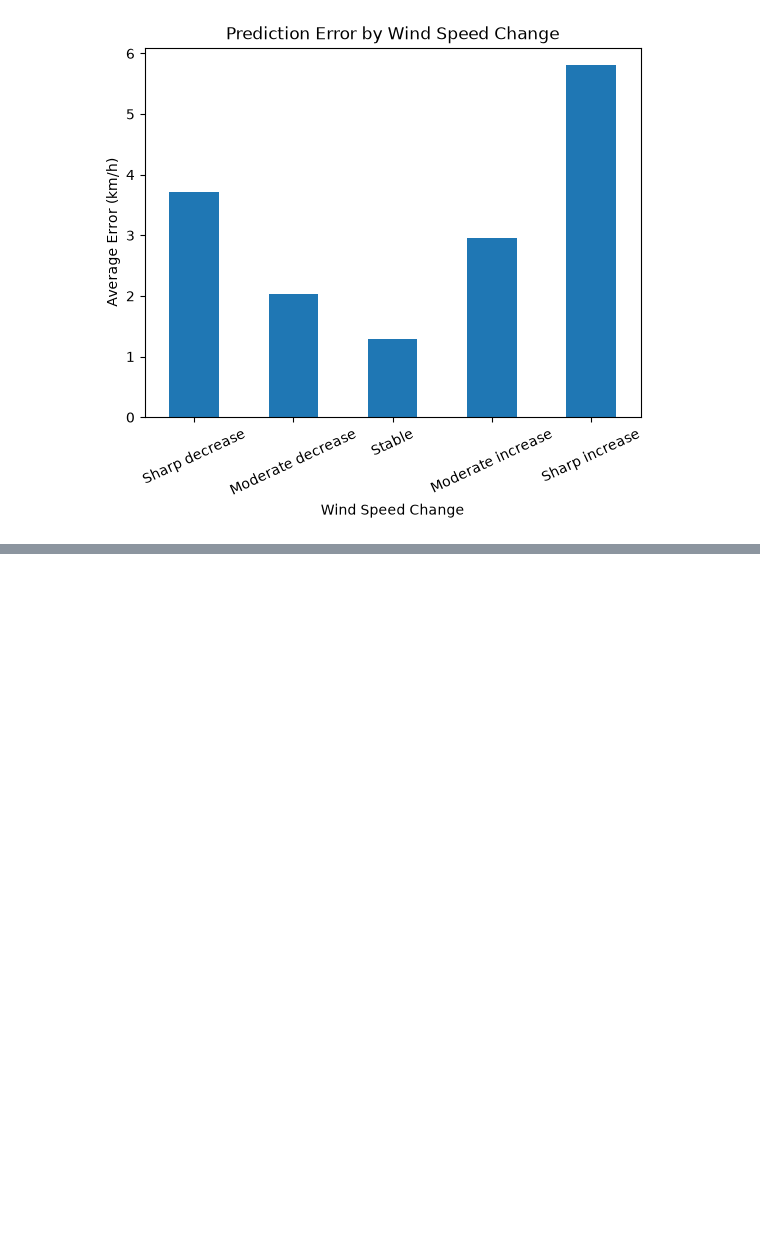
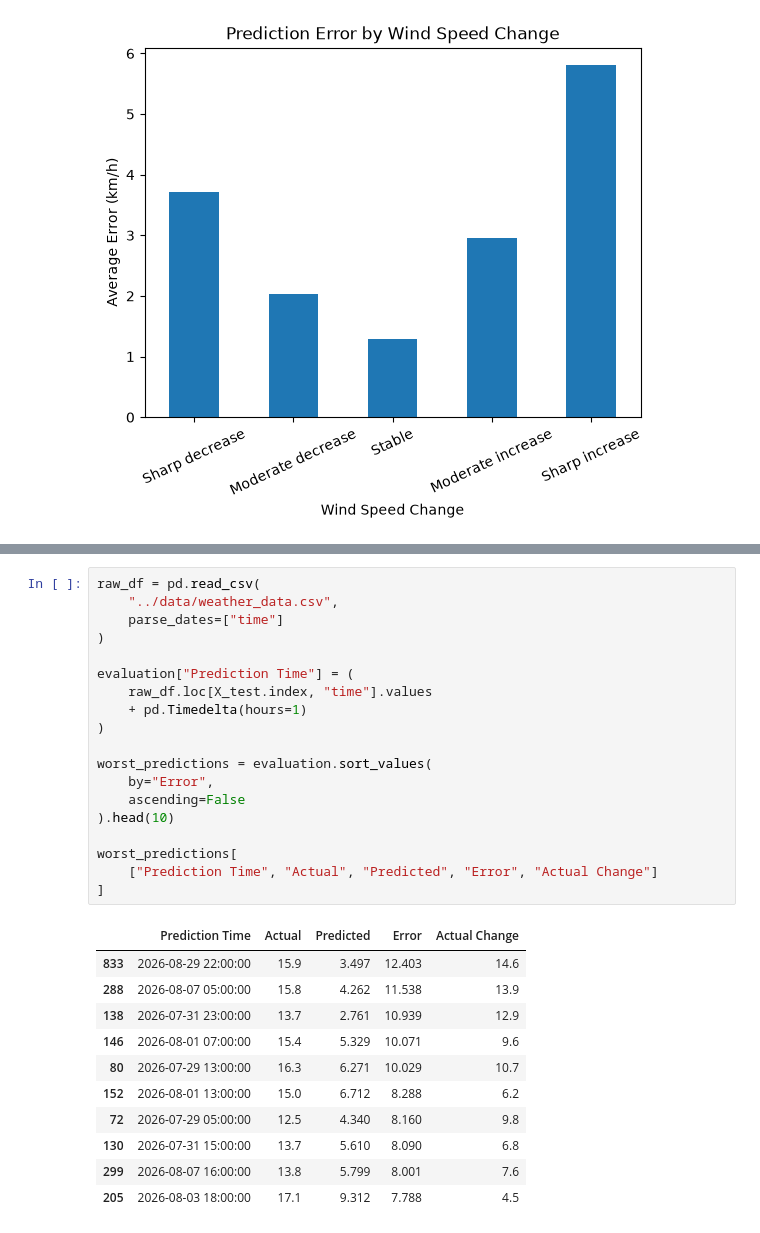
Before and after one commit to fida-fei/breezy, a Jupyter notebook: notebooks/01_wind_data_exploration.ipynb, the cells around one changed output, grey strips where cells are left out. Drawn from its saved outputs; the diff is of its cells as text; blank space fills up the shorter version.

```diff
--- a/notebooks/01_wind_data_exploration.ipynb
+++ b/notebooks/01_wind_data_exploration.ipynb
@@ -1271,0 +1326,31 @@ change_errors["Average_Error"].plot(
+# %%
+raw_df = pd.read_csv(
+    "../data/weather_data.csv",
+    parse_dates=["time"]
+)
+
+evaluation["Prediction Time"] = (
+    raw_df.loc[X_test.index, "time"].values
+    + pd.Timedelta(hours=1)
+)
+
+worst_predictions = evaluation.sort_values(
+    by="Error",
+    ascending=False
+).head(10)
+
+worst_predictions[
+    ["Prediction Time", "Actual", "Predicted", "Error", "Actual Change"]
+]
+# %% [output]
+|  | Prediction Time | Actual | Predicted | Error | Actual Change |
+| 833 | 2026-08-29 22:00:00 | 15.9 | 3.497 | 12.403 | 14.6 |
+| 288 | 2026-08-07 05:00:00 | 15.8 | 4.262 | 11.538 | 13.9 |
+| 138 | 2026-07-31 23:00:00 | 13.7 | 2.761 | 10.939 | 12.9 |
+| 146 | 2026-08-01 07:00:00 | 15.4 | 5.329 | 10.071 | 9.6 |
+| 80 | 2026-07-29 13:00:00 | 16.3 | 6.271 | 10.029 | 10.7 |
+| 152 | 2026-08-01 13:00:00 | 15.0 | 6.712 | 8.288 | 6.2 |
+| 72 | 2026-07-29 05:00:00 | 12.5 | 4.340 | 8.160 | 9.8 |
+| 130 | 2026-07-31 15:00:00 | 13.7 | 5.610 | 8.090 | 6.8 |
+| 299 | 2026-08-07 16:00:00 | 13.8 | 5.799 | 8.001 | 7.6 |
+| 205 | 2026-08-03 18:00:00 | 17.1 | 9.312 | 7.788 | 4.5 |
```
Also changed, not shown: parts of 6 cells of this notebook.
